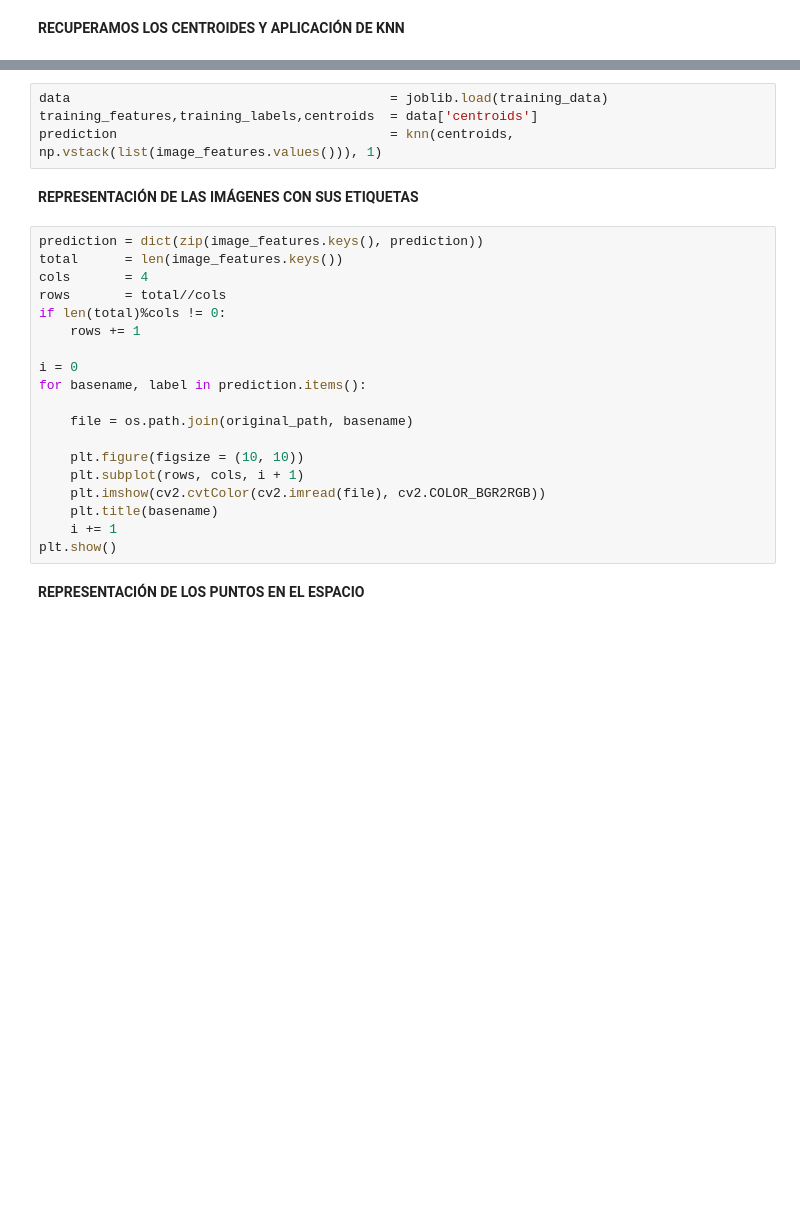
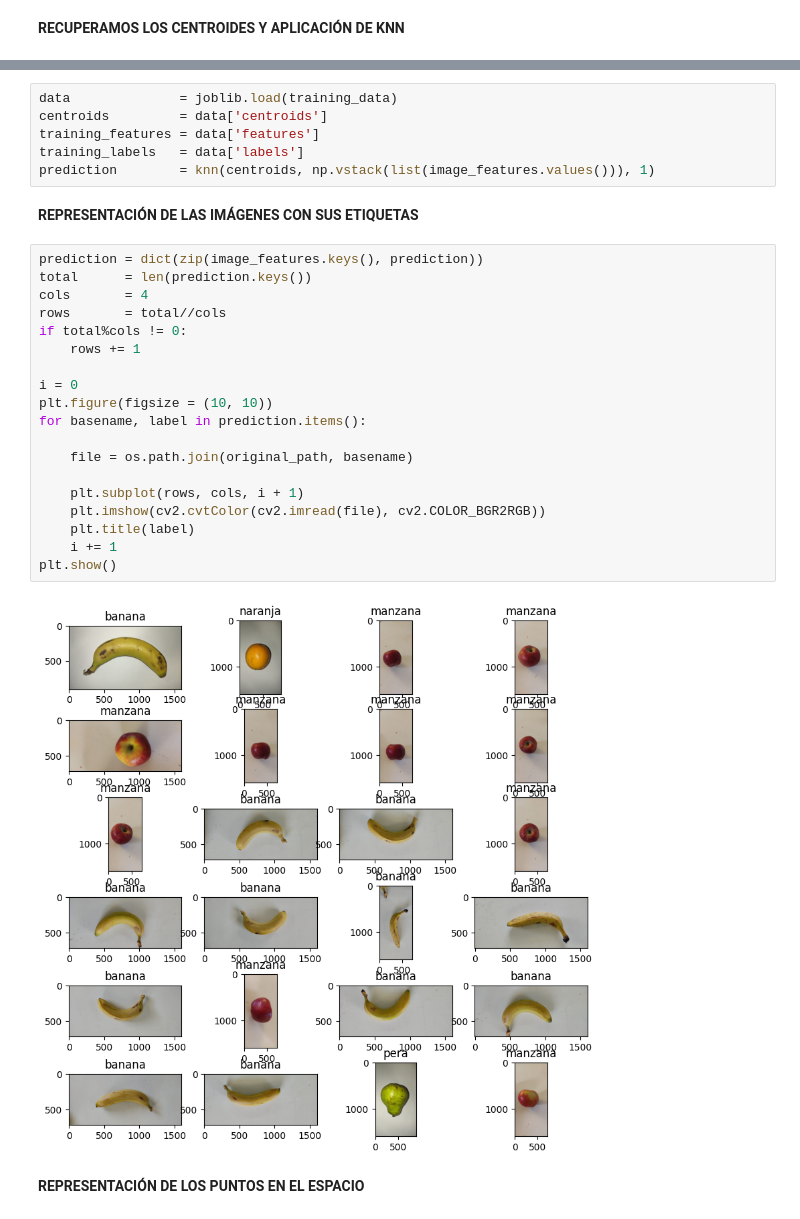
Before and after one commit to Juan2000-coder/Speech_Recognition, a Jupyter notebook: implementation/images/kmeans/validation.ipynb, the cells around one changed output, grey strips where cells are left out. Cells and saved outputs as stored; diff of their text form; blank space fills up the shorter version.

```diff
--- a/implementation/images/kmeans/validation.ipynb
+++ b/implementation/images/kmeans/validation.ipynb
@@ -228,30 +229,34 @@ def knn(training, test, k_n):
         predicted.append(prediction)
     return predicted
 # %%
-data                                         = joblib.load(training_data)
-training_features,training_labels,centroids  = data['centroids']
-prediction                                   = knn(centroids, np.vstack(list(image_features.values())), 1)
+data              = joblib.load(training_data)
+centroids         = data['centroids']
+training_features = data['features']
+training_labels   = data['labels']
+prediction        = knn(centroids, np.vstack(list(image_features.values())), 1)
 # %% [markdown]
 **REPRESENTACIÓN DE LAS IMÁGENES CON SUS ETIQUETAS**
 # %%
 prediction = dict(zip(image_features.keys(), prediction))
-total      = len(image_features.keys())
+total      = len(prediction.keys())
 cols       = 4
 rows       = total//cols
-if len(total)%cols != 0:
+if total%cols != 0:
     rows += 1
 
 i = 0
+plt.figure(figsize = (10, 10))
 for basename, label in prediction.items():
 
     file = os.path.join(original_path, basename)
 
-    plt.figure(figsize = (10, 10))
     plt.subplot(rows, cols, i + 1)
     plt.imshow(cv2.cvtColor(cv2.imread(file), cv2.COLOR_BGR2RGB))
-    plt.title(basename)
+    plt.title(label)
     i += 1
 plt.show()
+# %% [output]
+[figure, added]
 # %% [markdown]
 **REPRESENTACIÓN DE LOS PUNTOS EN EL ESPACIO**
 # %% [markdown]
```
Also changed, not shown: parts of 5 cells of this notebook, 50 other files.
